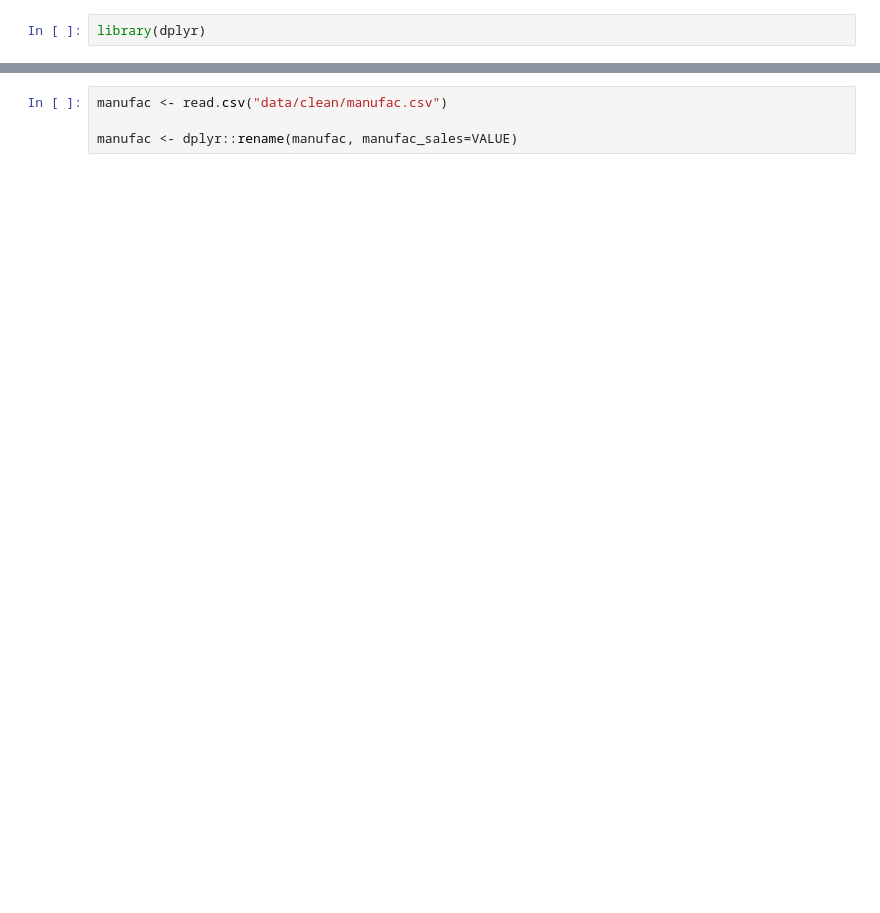
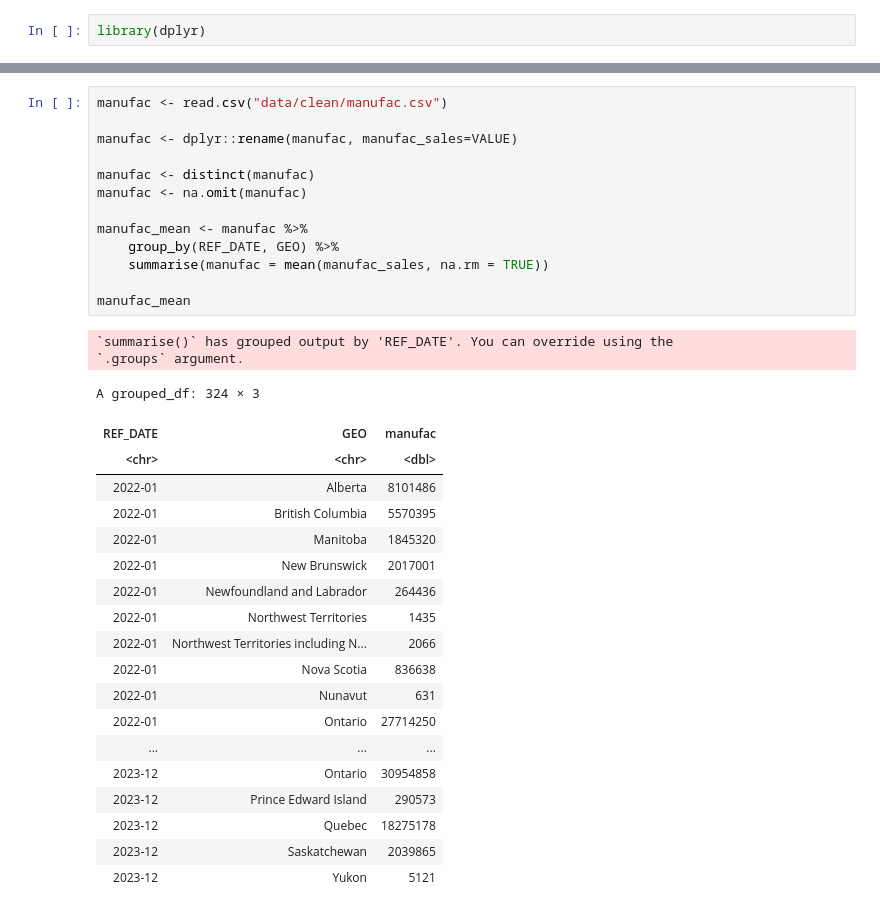
Before and after one commit to LeoKraushaar/protests, a Jupyter notebook: code/R/merge_data.ipynb, the cells around one changed output, grey strips where cells are left out. Saved outputs shown, nothing was run; the diff lists cells and outputs as text; blank space fills up the shorter version.

```diff
--- a/code/R/merge_data.ipynb
+++ b/code/R/merge_data.ipynb
@@ -41,7 +101,38 @@ food <- dplyr::rename(food, food_sales=VALUE)
 # %%
 manufac <- read.csv("data/clean/manufac.csv")
 
 manufac <- dplyr::rename(manufac, manufac_sales=VALUE)
+
+manufac <- distinct(manufac)
+manufac <- na.omit(manufac)
+
+manufac_mean <- manufac %>%
+    group_by(REF_DATE, GEO) %>%
+    summarise(manufac = mean(manufac_sales, na.rm = TRUE))
+
+manufac_mean
+# %% [output]
+`summarise()` has grouped output by 'REF_DATE'. You can override using the
+`.groups` argument.
+A grouped_df: 324 × 3
+| REF_DATE | GEO | manufac |
+| <chr> | <chr> | <dbl> |
+| 2022-01 | Alberta | 8101486 |
+| 2022-01 | British Columbia | 5570395 |
+| 2022-01 | Manitoba | 1845320 |
+| 2022-01 | New Brunswick | 2017001 |
+| 2022-01 | Newfoundland and Labrador | 264436 |
+| 2022-01 | Northwest Territories | 1435 |
+| 2022-01 | Northwest Territories including N... | 2066 |
+| 2022-01 | Nova Scotia | 836638 |
+| 2022-01 | Nunavut | 631 |
+| 2022-01 | Ontario | 27714250 |
+| ... | ... | ... |
+| 2023-12 | Ontario | 30954858 |
+| 2023-12 | Prince Edward Island | 290573 |
+| 2023-12 | Quebec | 18275178 |
+| 2023-12 | Saskatchewan | 2039865 |
+| 2023-12 | Yukon | 5121 |
 # %%
 power <- read.csv("data/clean/power.csv")
 power <- power[power$Electric.power..components != "Total generation", ]
```
Also changed, not shown: parts of 17 cells of this notebook, 4 other files.
